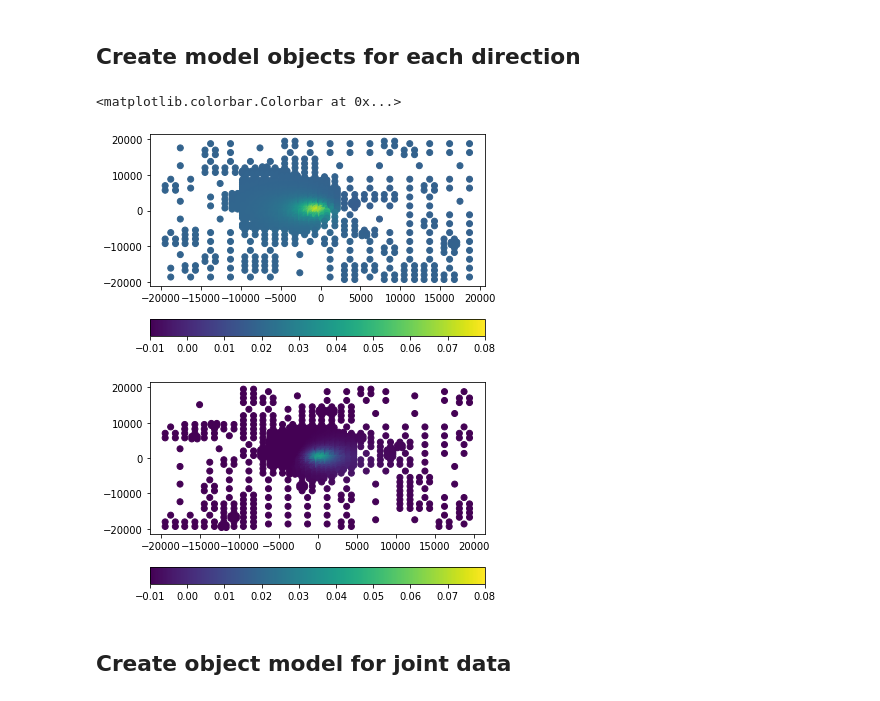
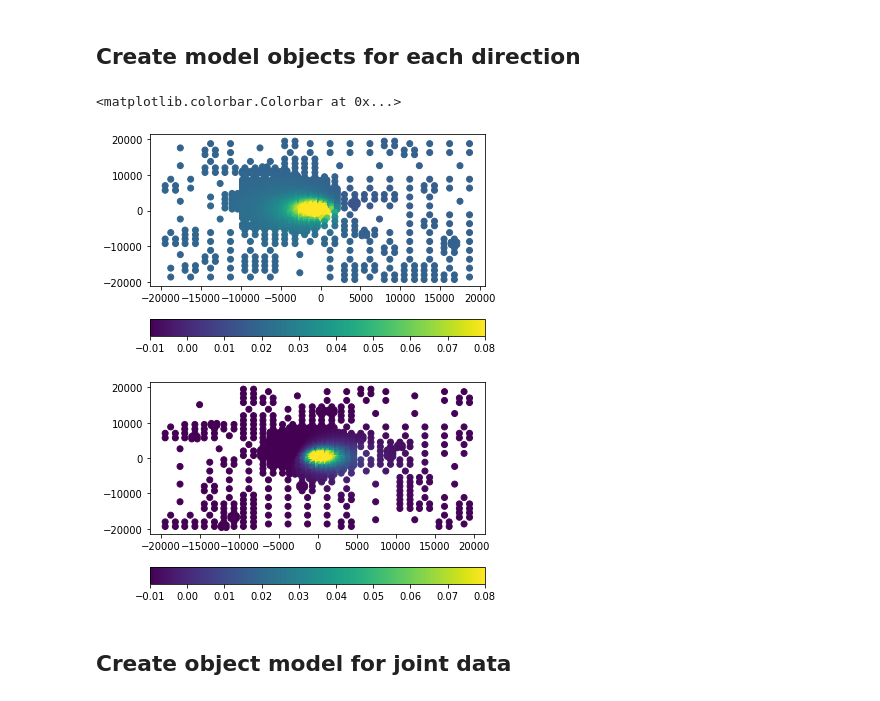
Before and after one commit to uafgeotools/vmod, a Jupyter notebook: dvd_insar_low_off.ipynb, the cells around one changed output. Cells and saved outputs as stored; diff of their text form; code cells hidden in the pictures.

```diff
--- a/dvd_insar_low_off.ipynb
+++ b/dvd_insar_low_off.ipynb
@@ -124,23 +124,23 @@ plt.colorbar(orientation='horizontal')
 # %%
 mcta=Mctigue(obsa)
 mcta.add_offsets()
-losm=mcta.forward([0,0,2.0e3,5e2,1e6,0.018])
+losm=mcta.forward([0,0,2.0e3,1.5e3,1e6,0.018])
 
 plt.figure()
 plt.scatter(xsa,ysa,c=losm,vmin=-0.01,vmax=0.08)
 plt.colorbar(orientation='horizontal')
 
 mctd=Mctigue(obsd)
 mctd.add_offsets()
-losm=mctd.forward([0,0,2.0e3,5e2,1e6,-0.01])
+losm=mctd.forward([0,0,2.0e3,1.5e3,1e6,-0.01])
 
 plt.figure()
 plt.scatter(xsd,ysd,c=losm,vmin=-0.01,vmax=0.08)
 plt.colorbar(orientation='horizontal')
 # %% [output]
 <matplotlib.colorbar.Colorbar at 0x...>
-[figure, old version]
+[figure, new version]
-[figure, old version]
+[figure, new version]
 # %% [markdown]
 ## Create object model for joint data
 # %%
```
Also changed, not shown: parts of 9 cells of this notebook, 7 other files.
